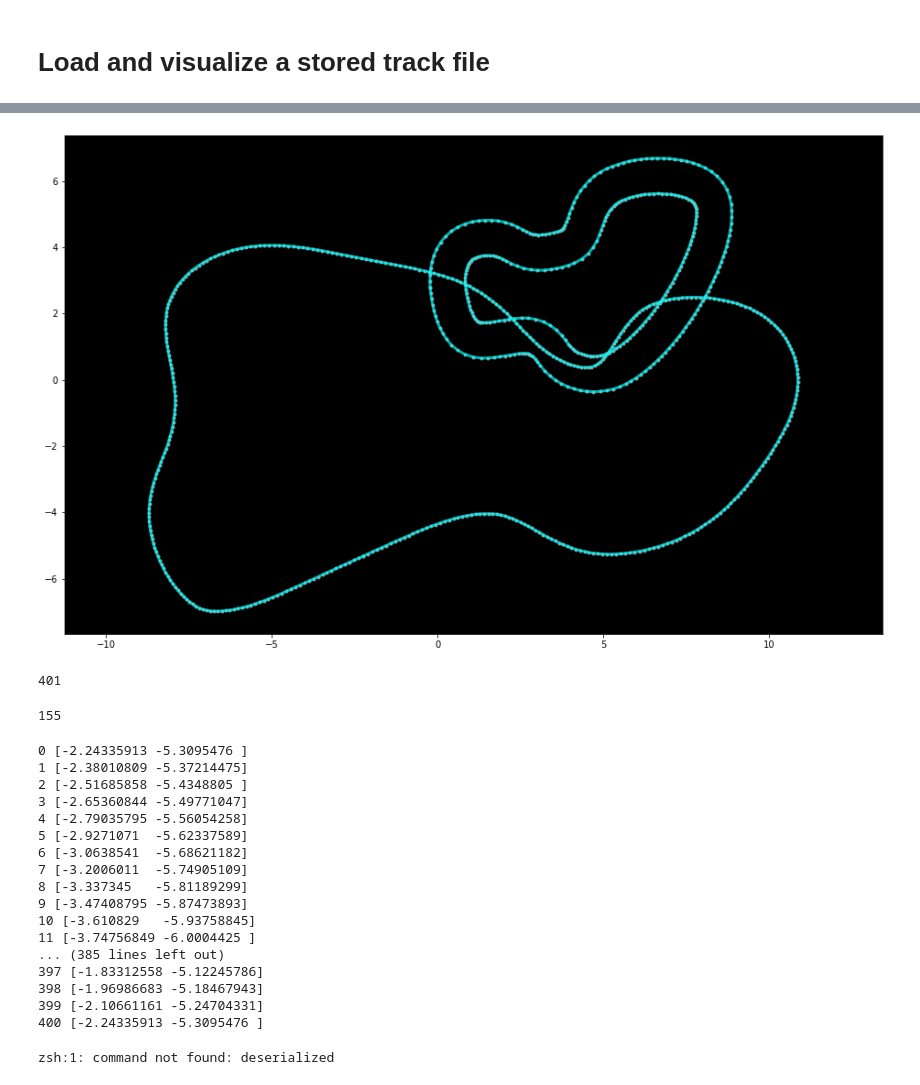
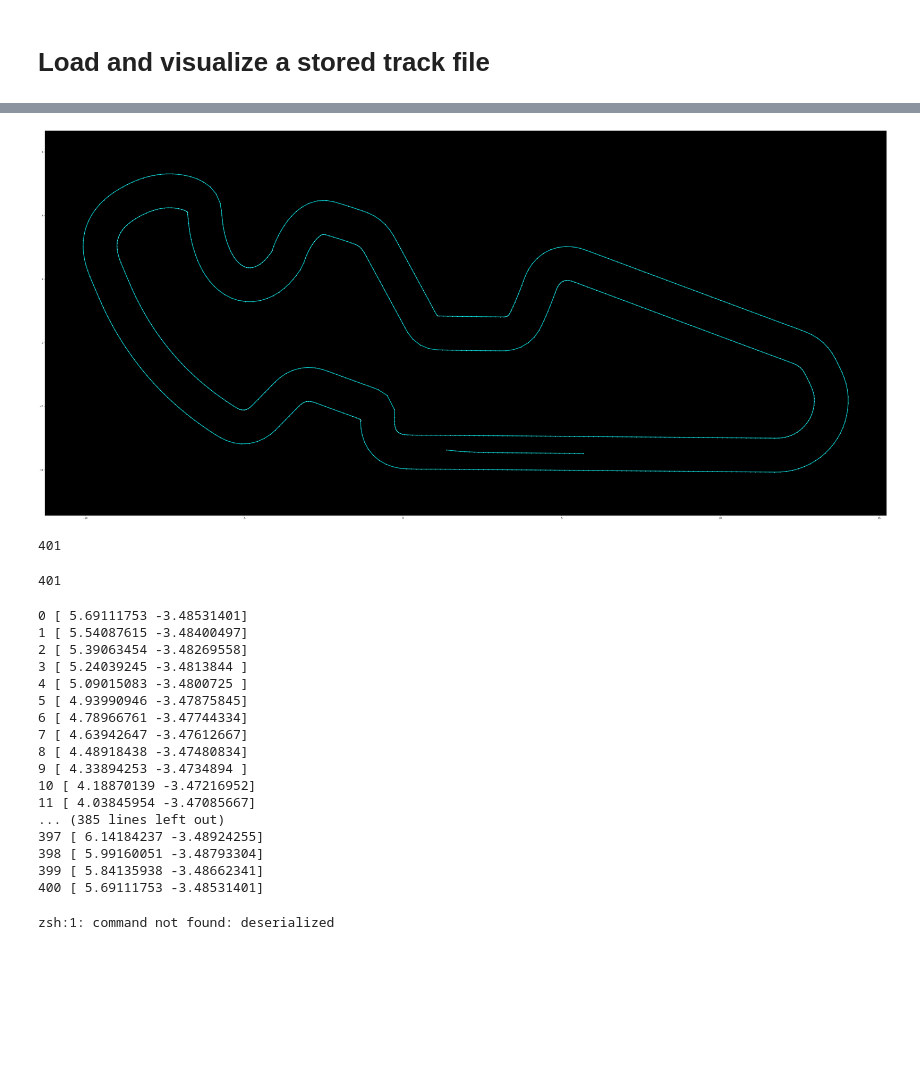
Before and after one commit to zhenghongpeng/deepracer-k1999-race-lines, a Jupyter notebook: Race-Line-Calculation.ipynb, the cells around one changed output, grey strips where cells are left out. Cells and saved outputs as stored; diff of their text form; code cells hidden in the pictures; blank space fills up the shorter version.

Commit message:
aragon

```diff
--- a/Race-Line-Calculation.ipynb
+++ b/Race-Line-Calculation.ipynb
@@ -41,7 +42,7 @@ available_track_names
 /home/zpeng/code/deepracer-k1999-race-lines
 # %%
 # Replace the name here with the track to analyze
-TRACK_NAME = 'reInvent2019_track'
+TRACK_NAME = 'Aragon'
 
 # Load the center, inner, outer waypoints
 waypoints = np.load("./tracks/%s.npy" % TRACK_NAME)
@@ -140,7 +141,7 @@ from shapely.geometry.polygon import LinearRing, LineString
 
 # Number of times to iterate each new race line point
 # keep this at 3-8 for best balance of performance and desired result
-XI_ITERATIONS=4
+XI_ITERATIONS=8
 
 # Number of times to scan the entire race track to iterate
 # 500 will get a good start, 1500 will be closer to optimal result
@@ -275,16 +279,16 @@ Writing numpy binary to ./racelines/reInvent2019_track-1500-4-2020-09-23-182250.
 # %%
 from numpy import array
 
-fname = './racelines/Belille-1500-4-2020-09-19-154747.py'
+fname = '/home/zpeng/code/deepracer-k1999-race-lines/racelines/Aragon-1500-4-2020-10-02-155820.py'
 with open(fname, "r") as file:
-    deserialized = eval(file.read())
+    deserialized = eval(file.read())[0:30]
 deserialized
-fig = plt.figure(1, figsize=(16, 10))
+fig = plt.figure(1, figsize=(64, 30))
 ax = fig.add_subplot(111, facecolor='black')
 plt.axis('equal')
 print_border(ax, deserialized, inner_border, outer_border)
 # %% [output]
-[figure, old version]
+[figure, new version]
 # %%
 len(deserialized)
 # %% [output]
@@ -292,28 +296,28 @@ len(deserialized)
 # %%
 len(inner_border)
 # %% [output]
-155
+401
 # %%
 for i, e in enumerate(list(deserialized)):
     print(i, e)
 # %% [output]
-0 [-2.24335913 -5.3095476 ]
-1 [-2.38010809 -5.37214475]
-2 [-2.51685858 -5.4348805 ]
-3 [-2.65360844 -5.49771047]
-4 [-2.79035795 -5.56054258]
-5 [-2.9271071  -5.62337589]
-6 [-3.0638541  -5.68621182]
-7 [-3.2006011  -5.74905109]
-8 [-3.337345   -5.81189299]
-9 [-3.47408795 -5.87473893]
-10 [-3.610829   -5.93758845]
-11 [-3.74756849 -6.0004425 ]
+0 [ 5.69111753 -3.48531401]
+1 [ 5.54087615 -3.48400497]
+2 [ 5.39063454 -3.48269558]
+3 [ 5.24039245 -3.4813844 ]
+4 [ 5.09015083 -3.4800725 ]
+5 [ 4.93990946 -3.47875845]
+6 [ 4.78966761 -3.47744334]
+7 [ 4.63942647 -3.47612667]
+8 [ 4.48918438 -3.47480834]
+9 [ 4.33894253 -3.4734894 ]
+10 [ 4.18870139 -3.47216952]
+11 [ 4.03845954 -3.47085667]
 ... (385 lines left out)
-397 [-1.83312558 -5.12245786]
-398 [-1.96986683 -5.18467943]
-399 [-2.10661161 -5.24704331]
-400 [-2.24335913 -5.3095476 ]
+397 [ 6.14184237 -3.48924255]
+398 [ 5.99160051 -3.48793304]
+399 [ 5.84135938 -3.48662341]
+400 [ 5.69111753 -3.48531401]
 # %%
 !deserialized
 # %% [output]
```
Also changed, not shown: parts of 8 cells of this notebook, 9 other files.
